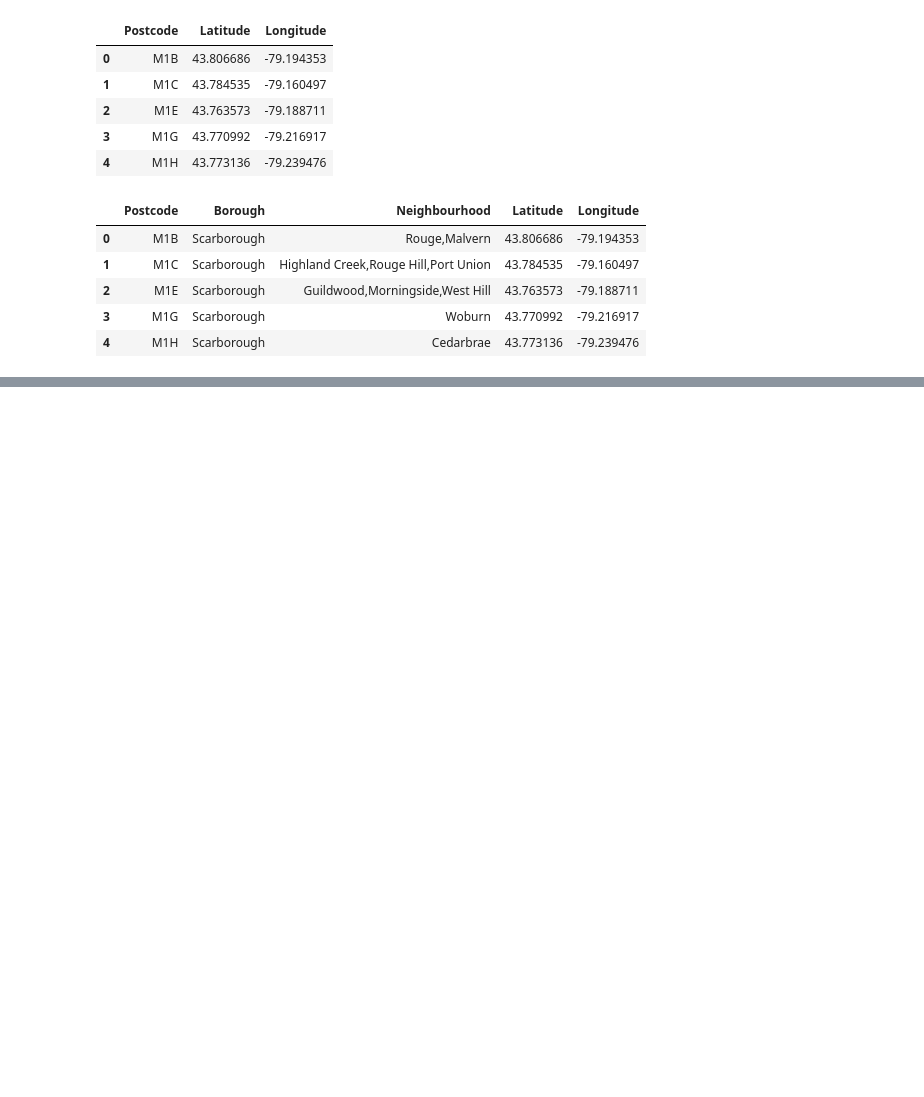
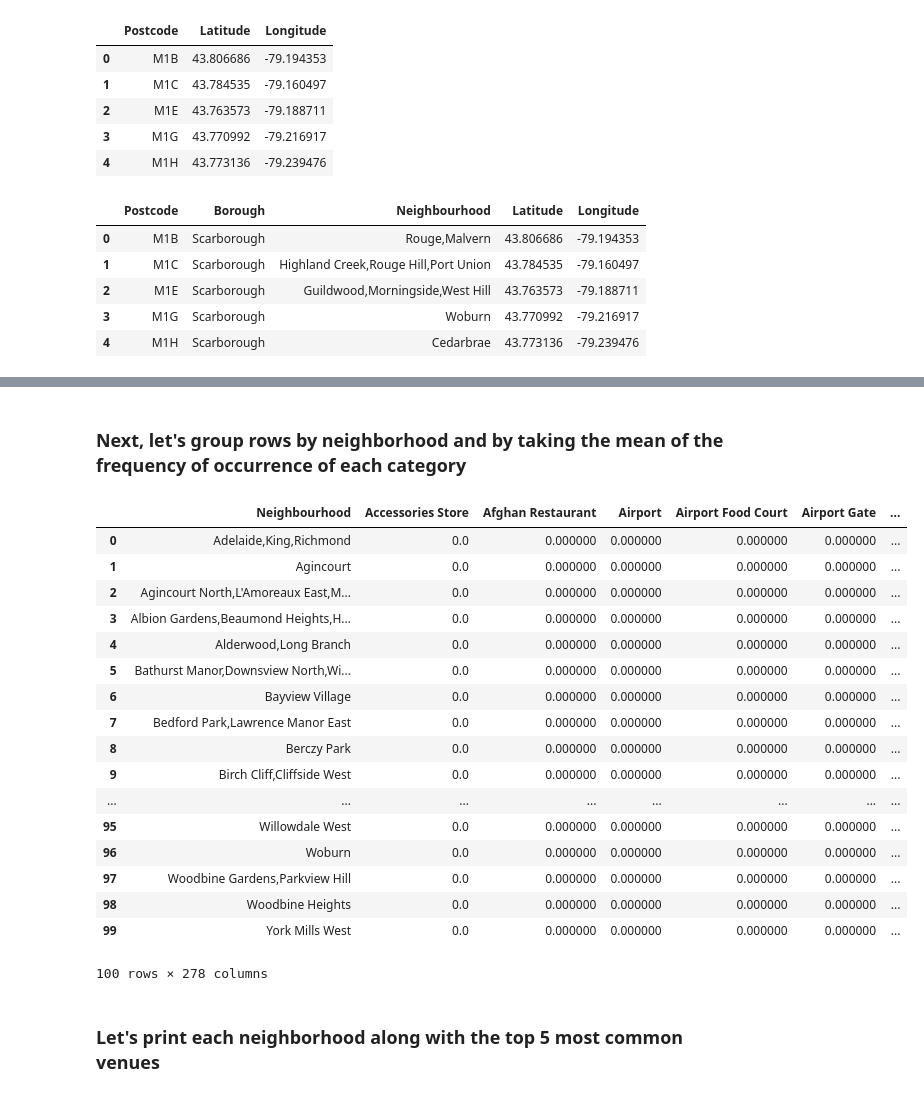
Before and after one commit to y87222185/Coursera_Capstone, a Jupyter notebook: Segmenting_and_Clustering_Neighborhoods_in_Toronto_part1.ipynb, the cells around one changed output, grey strips where cells are left out. Cells and saved outputs as stored; diff of their text form; code cells hidden in the pictures; blank space fills up the shorter version.

```diff
--- a/Segmenting_and_Clustering_Neighborhoods_in_Toronto_part1.ipynb
+++ b/Segmenting_and_Clustering_Neighborhoods_in_Toronto_part1.ipynb
@@ -115,0 +180,8 @@ df3.head()
+# %%
+CLIENT_ID = 'Y20A0N0ZVCENSKY5UJ1UTBBCYNCQ1FQ42GCTSHGGT0JI4VCB' # your Foursquare ID
+CLIENT_SECRET = 'G3ZIDCOZGV2WX5HHH3B4PX5D1ZGPJSZZFEQ4FTX2JVMBRCJI' # your Foursquare Secret
+VERSION = '20180605' # Foursquare API version
+# %%
+# defining radius and limit of venues to get
+radius=500
+LIMIT=100
@@ -115,0 +226,5 @@ df3.head()
+# %%
+toronto_venues = getNearbyVenues(names=df3['Neighbourhood'],
+                                   latitudes=df3['Latitude'],
+                                   longitudes=df3['Longitude']
+                                  )
@@ -115,0 +267,10 @@ df3.head()
+# %%
+# one hot encoding
+toronto_onehot = pd.get_dummies(toronto_venues[['Venue Category']], prefix="", prefix_sep="")
+
+# add neighborhood column back to dataframe
+toronto_onehot['Neighbourhood'] = toronto_venues['Neighbourhood']
+
+# move neighborhood column to the first column
+fixed_columns = [toronto_onehot.columns[-1]] + list(toronto_onehot.columns[:-1])
+toronto_onehot.head()
@@ -115,0 +285,26 @@ df3.head()
+# %% [markdown]
+### Next, let's group rows by neighborhood and by taking the mean of the frequency of occurrence of each category
+# %%
+toronto_grouped = toronto_onehot.groupby('Neighbourhood').mean().reset_index()
+toronto_grouped
+# %% [output]
+|  | Neighbourhood | Accessories Store | Afghan Restaurant | Airport | Airport Food Court | Airport Gate | ... |
+| 0 | Adelaide,King,Richmond | 0.0 | 0.000000 | 0.000000 | 0.000000 | 0.000000 | ... |
+| 1 | Agincourt | 0.0 | 0.000000 | 0.000000 | 0.000000 | 0.000000 | ... |
+| 2 | Agincourt North,L'Amoreaux East,M... | 0.0 | 0.000000 | 0.000000 | 0.000000 | 0.000000 | ... |
+| 3 | Albion Gardens,Beaumond Heights,H... | 0.0 | 0.000000 | 0.000000 | 0.000000 | 0.000000 | ... |
+| 4 | Alderwood,Long Branch | 0.0 | 0.000000 | 0.000000 | 0.000000 | 0.000000 | ... |
+| 5 | Bathurst Manor,Downsview North,Wi... | 0.0 | 0.000000 | 0.000000 | 0.000000 | 0.000000 | ... |
+| 6 | Bayview Village | 0.0 | 0.000000 | 0.000000 | 0.000000 | 0.000000 | ... |
+| 7 | Bedford Park,Lawrence Manor East | 0.0 | 0.000000 | 0.000000 | 0.000000 | 0.000000 | ... |
+| 8 | Berczy Park | 0.0 | 0.000000 | 0.000000 | 0.000000 | 0.000000 | ... |
+| 9 | Birch Cliff,Cliffside West | 0.0 | 0.000000 | 0.000000 | 0.000000 | 0.000000 | ... |
+| ... | ... | ... | ... | ... | ... | ... | ... |
+| 95 | Willowdale West | 0.0 | 0.000000 | 0.000000 | 0.000000 | 0.000000 | ... |
+| 96 | Woburn | 0.0 | 0.000000 | 0.000000 | 0.000000 | 0.000000 | ... |
+| 97 | Woodbine Gardens,Parkview Hill | 0.0 | 0.000000 | 0.000000 | 0.000000 | 0.000000 | ... |
+| 98 | Woodbine Heights | 0.0 | 0.000000 | 0.000000 | 0.000000 | 0.000000 | ... |
+| 99 | York Mills West | 0.0 | 0.000000 | 0.000000 | 0.000000 | 0.000000 | ... |
+100 rows × 278 columns
+# %% [markdown]
+### Let's print each neighborhood along with the top 5 most common venues
```
Also changed, not shown: parts of 28 cells of this notebook.
